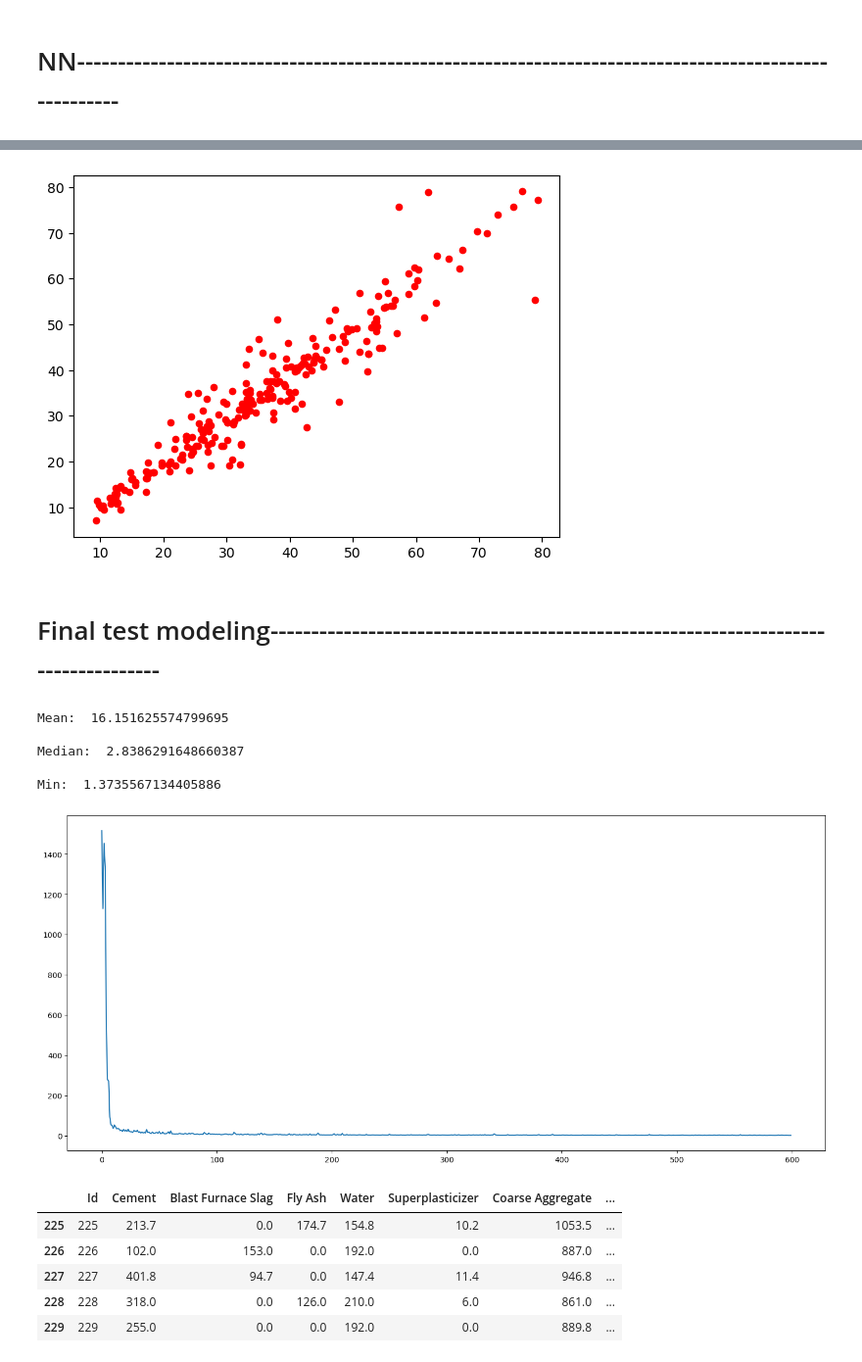
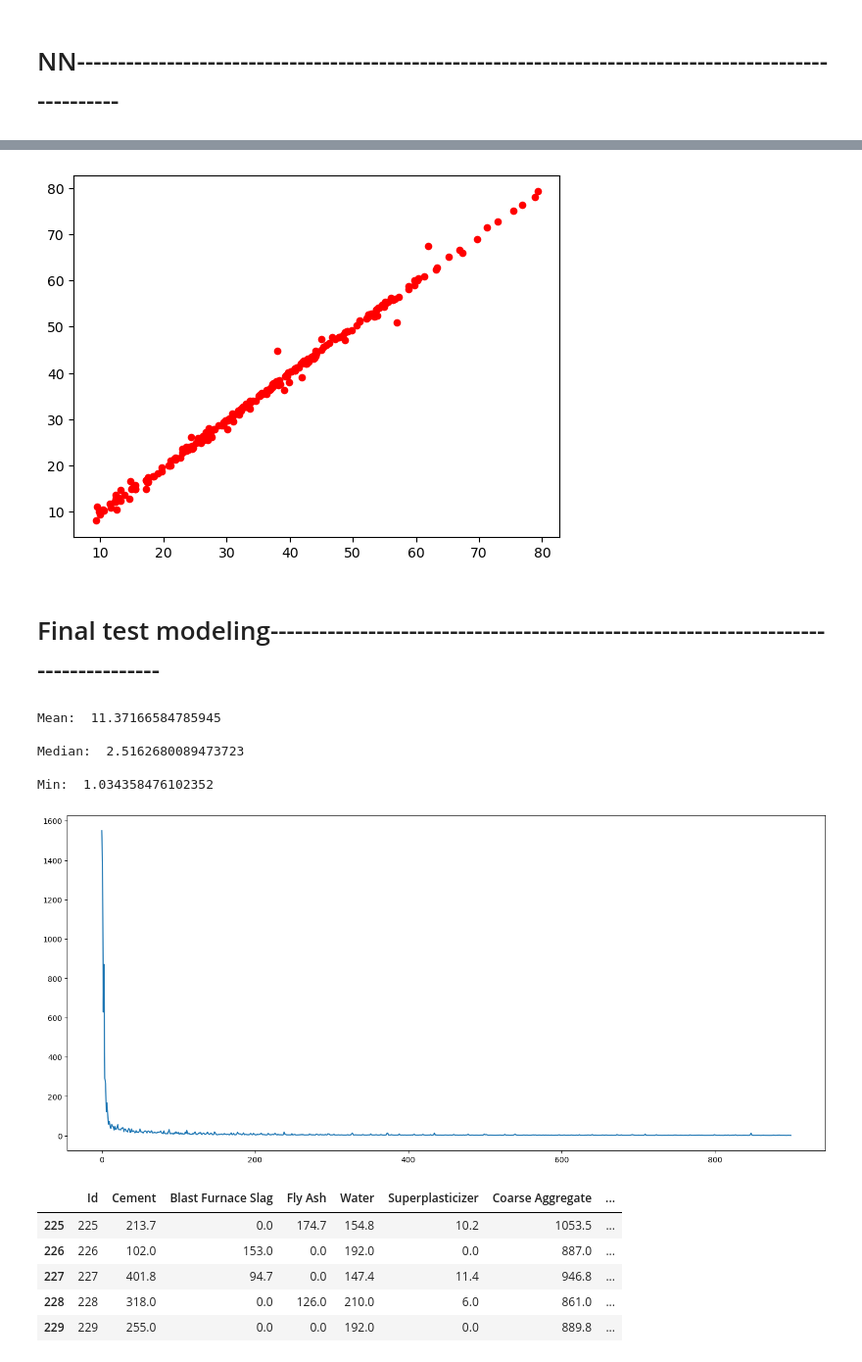
Before and after one commit to InfinityVaL/Machine_Learning, a Jupyter notebook: Skillbox_regression-9.ipynb, the cells around one changed output, grey strips where cells are left out. Shown at 98% size. Drawn from its saved outputs; the diff is of its cells as text; code cells hidden in the pictures.

```diff
--- a/Skillbox_regression-9.ipynb
+++ b/Skillbox_regression-9.ipynb
@@ -112,0 +81,7 @@ Done
+# %%
+train2 = train.copy()
+train2['Cement/Water'] = train2['Cement'] / train2['Water']
+train2['Water/Age'] = train2['Water'] / train2['Age']
+train2['Superplasticizer/Age'] = train2['Superplasticizer'] / train2['Age']
+train2['Coarse/Fine'] = train2['Coarse Aggregate'] / train2['Fine Aggregate']
+train2.tail()
@@ -176,20 +178,25 @@ for batch, [x, y] in enumerate(trainloader, 1):
 # %%
 class Net(nn.Module):
-    def __init__(self, one, two, three, four, five, six, seven):
+    def __init__(self, one, two, three, four, five, six, seven, eight, nine):
         super().__init__()
         self.flatten = nn.Flatten()
         self.seq = nn.Sequential(
-        nn.Linear(one, two),
+                                    # 80
+        nn.Linear(one, two), # 128
+        nn.Tanh(),
+        nn.Linear(two, three), # 128
         nn.ReLU(),
-        nn.Linear(two, three),
+        nn.Linear(three, four), # 1024
         nn.LeakyReLU(),
-        nn.Linear(three, four),
+        nn.Linear(four, five), # 2048
+        nn.ReLU(),
+        nn.Linear(five, six), # 512
         nn.LeakyReLU(),
-        nn.Linear(four, five),
-        nn.LeakyReLU(),
-        nn.Linear(five, six),
+        nn.Linear(six, seven), # 4
         nn.ReLU(),
-        nn.Linear(six, seven)
+        nn.Linear(seven, eight), # 2
+        nn.ReLU(),
+        nn.Linear(eight, nine) # 1
         )
 
     def forward(self, x):
@@ -197,7 +204,7 @@ class Net(nn.Module):
         x = self.seq(x)
         return x
 # %%
-model = Net(xtrain.shape[1], 256, 512, 1024, 512, 256, 1)
+model = Net(xtrain.shape[1], 128, 128, 1024, 2048, 512, 4, 2, 1)
 print(model)
 
 lossfn = nn.MSELoss()
@@ -226,7 +237,7 @@ print(f"Using {device} device")
 losslist1 = []
 losslist2 = []
 
-for batch in range(600):
+for batch in range(800):
     for x, y in trainloader:
 
         pred = model(x)
@@ -275,51 +286,51 @@ ax2.scatter(xtest.index, predNN, c='r', s=20);
 # %%
 plt.scatter(ytest, predNN, c='r', s=20);
 # %% [output]
-[figure, old version]
+[figure, new version]
 # %% [markdown]
 # Final test modeling-----------------------------------------------------------------------------------
 # %%
-model = Net(X.shape[1], 256, 512, 1024, 512, 256, 1)
+model = Net(xtrain.shape[1], 128, 128, 1024, 2048, 512, 4, 2, 1)
 
 lossfn = nn.MSELoss()
 optim = torch.optim.SGD(model.parameters(), lr = 0.001)
 
 traindata = Set(X, Y)
-trainloader = DataLoader(dataset=traindata, batch_size=60, shuffle=True)
+trainloader = DataLoader(dataset=traindata, batch_size=80, shuffle=True)
 
 losslist1 = []
 losslist2 = []
 
-for batch in range(600):
+for batch in range(900):
     for x, y in trainloader:
 
         pred = model(x)
         loss = lossfn(pred, y.unsqueeze(-1))
         loss.backward()
 
         optim.step()
         optim.zero_grad()
 
         losslist1.append(loss.item())
 
     losslist2.append(np.array(losslist1).mean())
     losslist1 = []
 
 
 print('Mean: ', np.array(losslist2).mean(), '\n')
 print('Median: ', pd.Series(losslist2).median(), '\n')
 print('Min: ', min(losslist2), '\n')
 
 fig, ax = plt.subplots(figsize=(18,8))
 ax.plot(losslist2)
 plt.show()
 # %% [output]
-Mean:  16.151625574799695
+Mean:  11.37166584785945
 
-Median:  2.8386291648660387
+Median:  2.5162680089473723
 
-Min:  1.3735567134405886
+Min:  1.034358476102352
-[figure, old version]
+[figure, new version]
 # %%
 test = pd.read_csv(r'C:\Users\VaL\Downloads\DataScience\Skillbox_regression-9\test.csv')
 test.tail()
```
Also changed, not shown: parts of 26 cells of this notebook.
